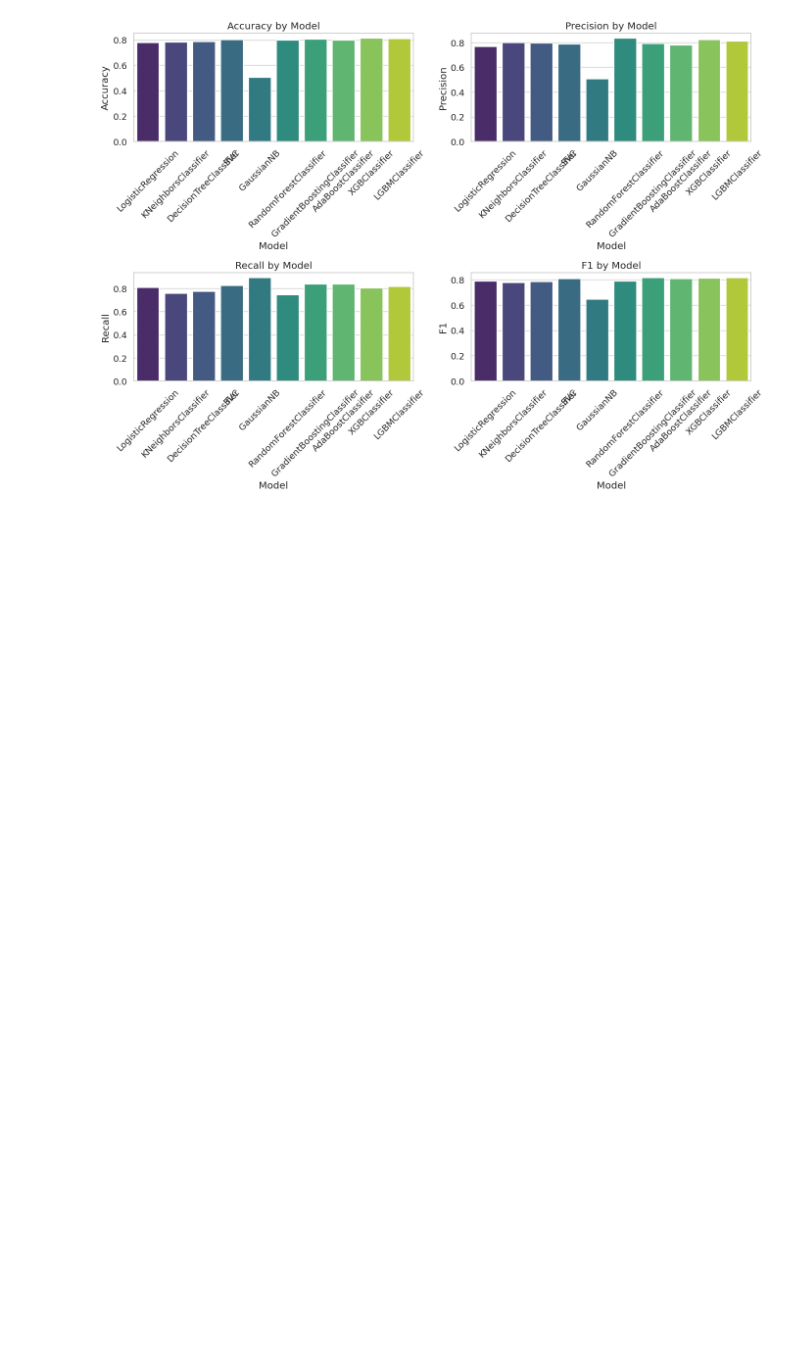
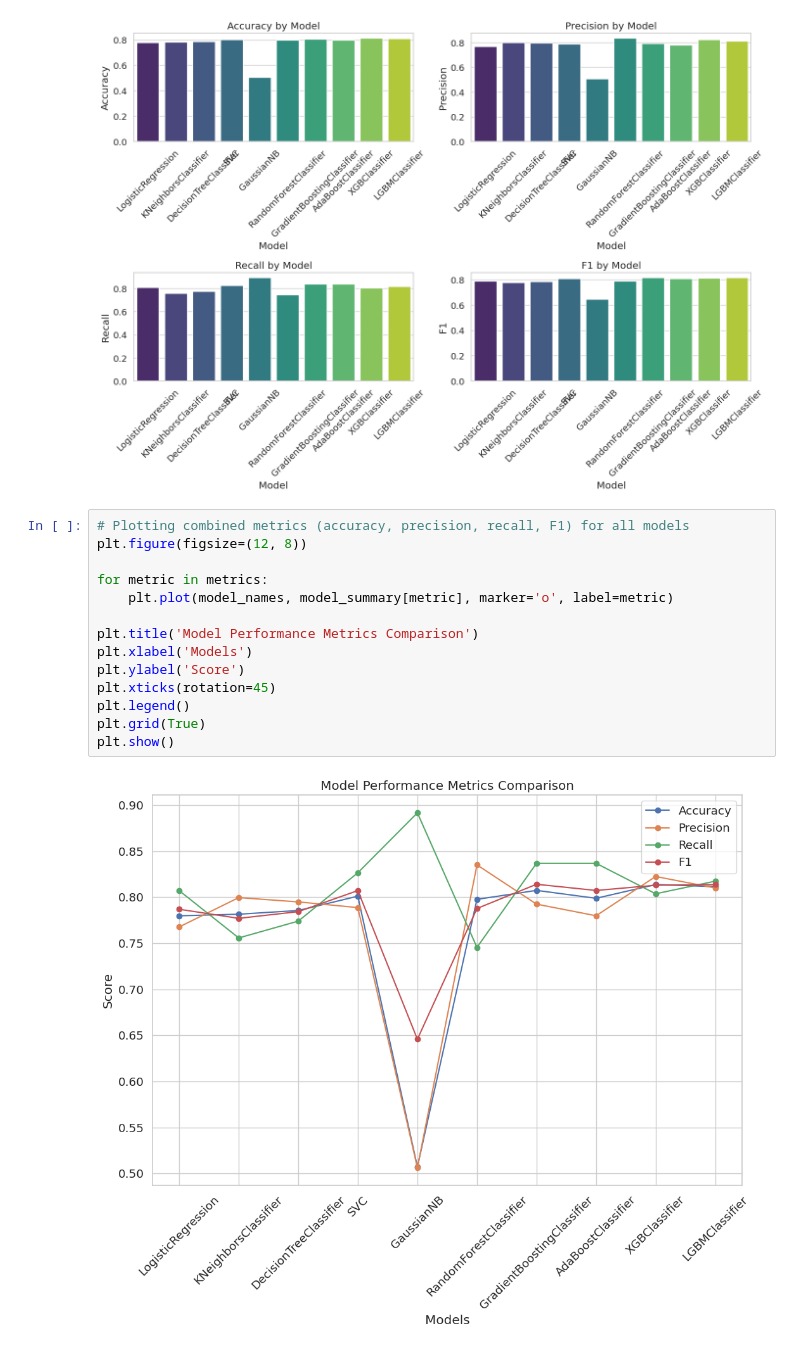
Before and after one commit to 7PAM2015-0509-2023-Group-20/-Kaggle-Challenge-20, a Jupyter notebook: Group_project_Kaggle_Challenge.ipynb, the cells around one changed output. Saved outputs shown, nothing was run; the diff lists cells and outputs as text; blank space fills up the shorter version.

```diff
--- a/Group_project_Kaggle_Challenge.ipynb
+++ b/Group_project_Kaggle_Challenge.ipynb
@@ -744,3 +744,19 @@ plt.tight_layout()
 plt.show()
 # %% [output]
 [figure]
+# %%
+# Plotting combined metrics (accuracy, precision, recall, F1) for all models
+plt.figure(figsize=(12, 8))
+
+for metric in metrics:
+    plt.plot(model_names, model_summary[metric], marker='o', label=metric)
+
+plt.title('Model Performance Metrics Comparison')
+plt.xlabel('Models')
+plt.ylabel('Score')
+plt.xticks(rotation=45)
+plt.legend()
+plt.grid(True)
+plt.show()
+# %% [output]
+[figure, added]
```
